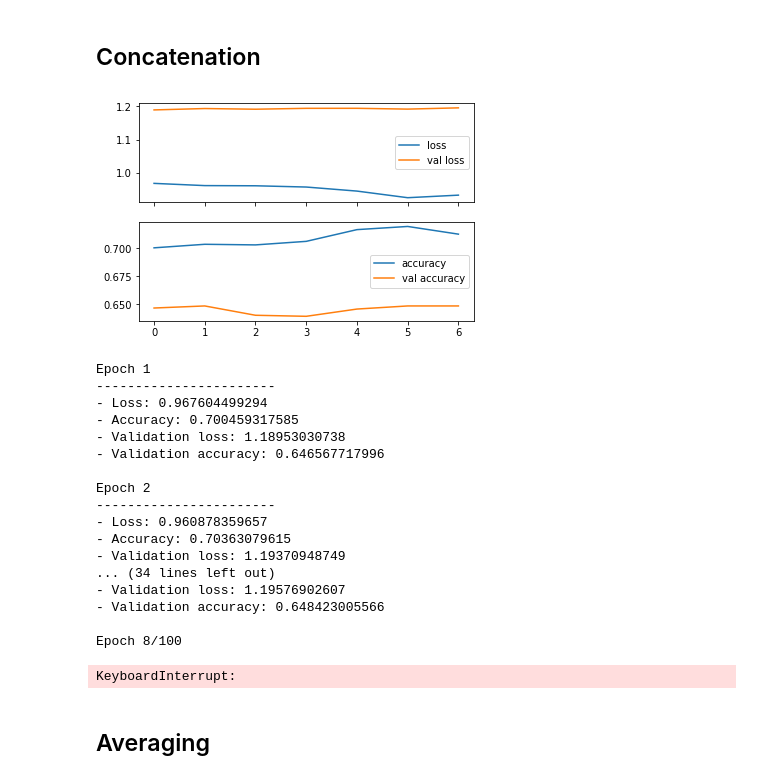
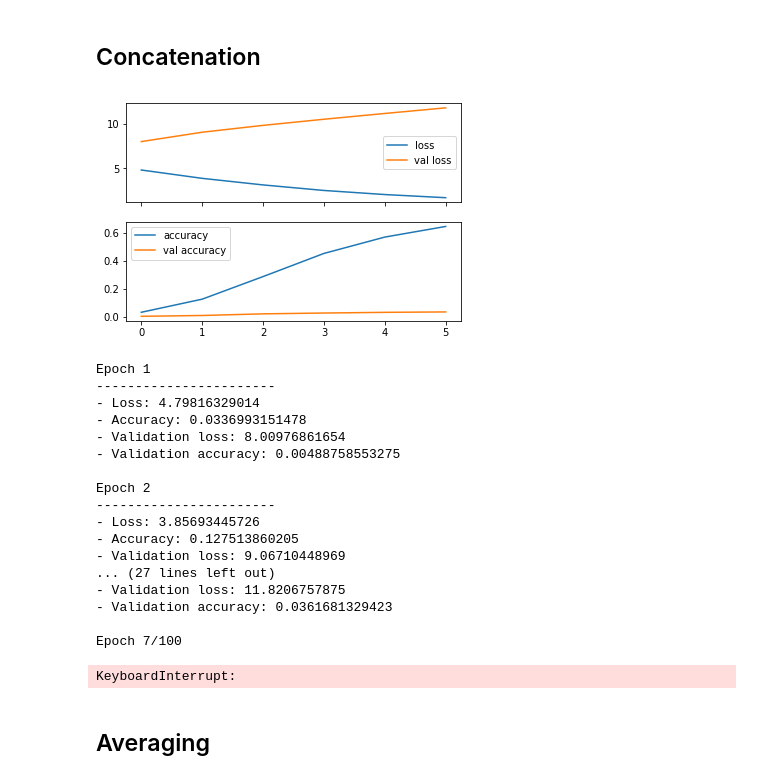
Before and after one commit to iPhaeton/dog_breed_identification, a Jupyter notebook: dog_breed_identification_1.ipynb, the cells around one changed output. Saved outputs shown, nothing was run; the diff lists cells and outputs as text; code cells hidden in the pictures.

```diff
--- a/dog_breed_identification_1.ipynb
+++ b/dog_breed_identification_1.ipynb
@@ -91,14 +87,9 @@ dev_data = np.concatenate([dev_data_1, dev_data_2], axis=1)
 # %% [markdown]
 ## Top Model
 # %%
-def model(train_data, dev_data, lr = 0.00001):
+def model(train_data):
     inputs = Input(shape=(train_data.shape[1:]))
     X = Dropout(0.5)(inputs)
-    X = Dense(4096, activation='relu')(X)
-    X = Dropout(0.5)(X)
-    X = Dense(2048, activation='relu')(X)
-    X = Dense(2048, activation='relu')(X)
-    X = Dense(1024, activation='relu')(X)
 
     outputs = Dense(
         num_class,
@@ -108,45 +99,48 @@ def model(train_data, dev_data, lr = 0.00001):
 
     top_model = Model(inputs=inputs, outputs=outputs)
 
-    top_model.compile(optimizer=tf.train.AdamOptimizer(lr),
-                  loss='categorical_crossentropy',
-                  metrics=['categorical_accuracy'])
+    top_model.compile(
+        #optimizer=tf.train.AdamOptimizer(lr),
+        optimizer='adam',
+        loss='categorical_crossentropy',
+        metrics=['categorical_accuracy']
+    )
 
     return top_model
 # %% [markdown]
 ## Concatenation
 # %%
 plot_losses = PlotLosses()
-top_model = model(train_data, dev_data, 0.000001)
+top_model = model(train_data)
 # %%
-top_model.load_weights('./model_1/weights.09-1.19.hdf5')
+#top_model.load_weights('./model_1/weights.09-1.19.hdf5')
 
 top_model.fit(
     train_data, train_labels,
     batch_size=batch_size,
     epochs=epochs,
     callbacks=[plot_losses, checkpoint],
-    validation_data=(dev_data, dev_labels),
+    validation_split=0.1,
 )
 # %% [output]
-[figure, old version]
+[figure, new version]
 Epoch 1
 -----------------------
-- Loss: 0.967604499294
-- Accuracy: 0.700459317585
-- Validation loss: 1.18953030738
-- Validation accuracy: 0.646567717996
+- Loss: 4.79816329014
+- Accuracy: 0.0336993151478
+- Validation loss: 8.00976861654
+- Validation accuracy: 0.00488758553275
 
 Epoch 2
 -----------------------
-- Loss: 0.960878359657
-- Accuracy: 0.70363079615
-- Validation loss: 1.19370948749
-... (34 lines left out)
-- Validation loss: 1.19576902607
-- Validation accuracy: 0.648423005566
+- Loss: 3.85693445726
+- Accuracy: 0.127513860205
+- Validation loss: 9.06710448969
+... (27 lines left out)
+- Validation loss: 11.8206757875
+- Validation accuracy: 0.0361681329423
 
-Epoch 8/100
+Epoch 7/100
 KeyboardInterrupt:
 # %% [markdown]
 ## Averaging
```
Also changed, not shown: parts of 4 cells of this notebook, 5 other files.
